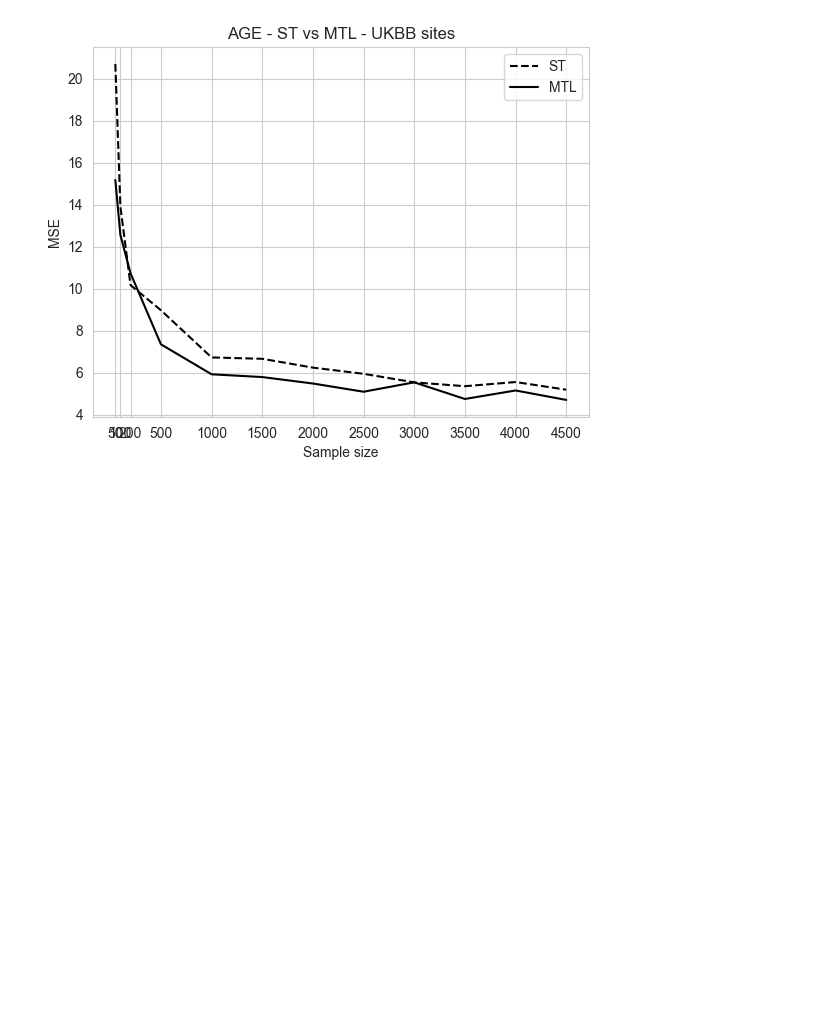
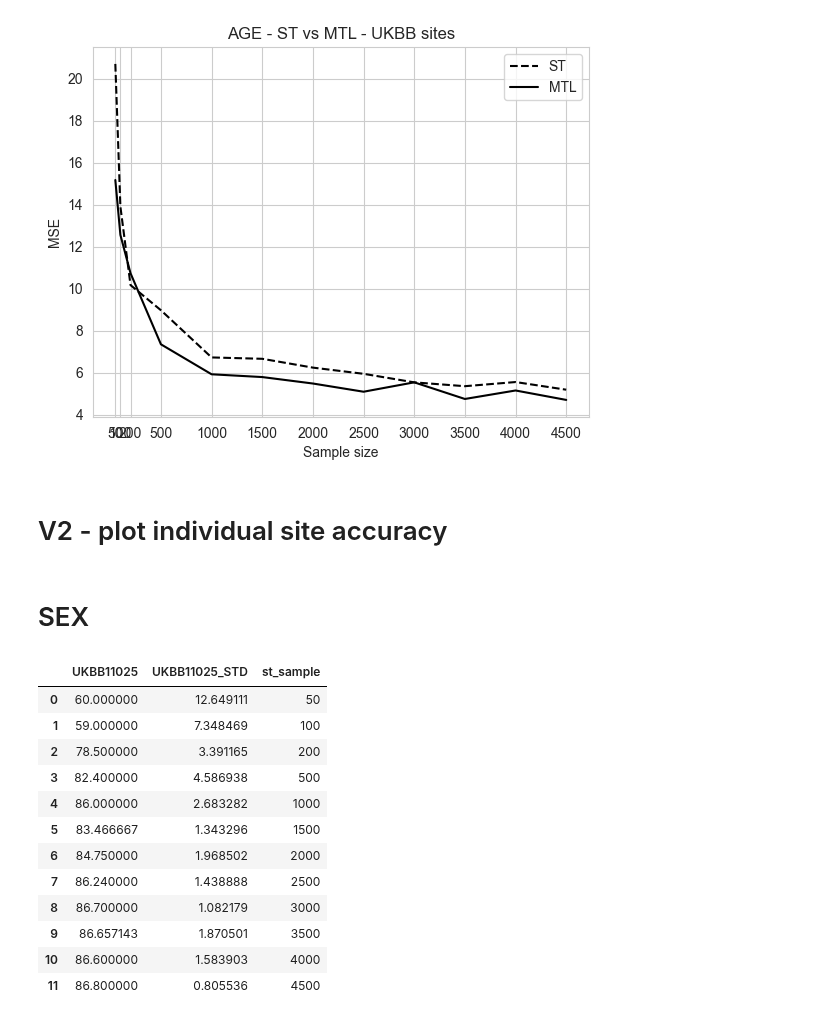
Before and after one commit to harveyaa/neuropsych_mtl, a Jupyter notebook: MTL/MTL_ukbb_curve.ipynb, the cells around one changed output. Saved outputs shown, nothing was run; the diff lists cells and outputs as text; code cells hidden in the pictures; blank space fills up the shorter version.

```diff
--- a/MTL/MTL_ukbb_curve.ipynb
+++ b/MTL/MTL_ukbb_curve.ipynb
@@ -170,3 +170,65 @@ plt.xlabel('Sample size')
 # %% [output]
 Text(0.5, 0, 'Sample size')
 [figure]
+# %% [markdown]
+# V2 - plot individual site accuracy
+# %% [markdown]
+# SEX
+# %%
+sex_st_11025 = []
+sex_st_11026 = []
+sex_st_11027 = []
+for k in sample_sizes:
+    # Single Task
+    folds_11025 = []
+    folds_11026 = []
+    folds_11027 = []
+    for fold in range(5):
+        p_parent_11025 = os.path.join(p_sex, f"single/{k}/UKBB11025/fold_{fold}")
+        files_11025 = [f for f in os.listdir(p_parent_11025) if f[-4:]=='.csv']
+        if len(files_11025) != 0:
+            file = files_11025[0]
+            acc_11025 = pd.read_csv(os.path.join(p_parent_11025,file),index_col=0,header=[0,1])['UKBB11025']['Accuracy/test'].loc[99]
+            folds_11025.append(acc_11025)
+        else:
+            print(f'{k} fold {fold}')
+
+        p_parent_11026 = os.path.join(p_sex, f"single/{k}/UKBB11026/fold_{fold}")
+        files_11026 = [f for f in os.listdir(p_parent_11026) if f[-4:]=='.csv']
+        if len(files_11026) != 0:
+            file = files_11026[0]
+            acc_11026 = pd.read_csv(os.path.join(p_parent_11026,file),index_col=0,header=[0,1])['UKBB11026']['Accuracy/test'].loc[99]
+            folds_11026.append(acc_11026)
+        else:
+            print(f'{k} fold {fold}')
+
+        p_parent_11027 = os.path.join(p_sex, f"single/{k}/UKBB11027/fold_{fold}")
+        files_11027 = [f for f in os.listdir(p_parent_11027) if f[-4:]=='.csv']
+        if len(files_11027) != 0:
+            file = files_11027[0]
+            acc_11027 = pd.read_csv(os.path.join(p_parent_11027,file),index_col=0,header=[0,1])['UKBB11027']['Accuracy/test'].loc[99]
+            folds_11027.append(acc_11027)
+        else:
+            print(f'{k} fold {fold}')
+
+    sex_st_11025.append((np.mean(folds_11025), np.std(folds_11025)))
+    sex_st_11026.append((np.mean(folds_11026), np.std(folds_11026)))
+    sex_st_11027.append((np.mean(folds_11027), np.std(folds_11027)))
+# %%
+df_st_sex_11025 = pd.DataFrame(sex_st_11025,columns=['UKBB11025','UKBB11025_STD'])
+df_st_sex_11025['st_sample'] = sample_sizes
+df_st_sex_11025
+# %% [output]
+|  | UKBB11025 | UKBB11025_STD | st_sample |
+| 0 | 60.000000 | 12.649111 | 50 |
+| 1 | 59.000000 | 7.348469 | 100 |
+| 2 | 78.500000 | 3.391165 | 200 |
+| 3 | 82.400000 | 4.586938 | 500 |
+| 4 | 86.000000 | 2.683282 | 1000 |
+| 5 | 83.466667 | 1.343296 | 1500 |
+| 6 | 84.750000 | 1.968502 | 2000 |
+| 7 | 86.240000 | 1.438888 | 2500 |
+| 8 | 86.700000 | 1.082179 | 3000 |
+| 9 | 86.657143 | 1.870501 | 3500 |
+| 10 | 86.600000 | 1.583903 | 4000 |
+| 11 | 86.800000 | 0.805536 | 4500 |
```
Also changed, not shown: parts of 13 cells of this notebook, 1 other file.
